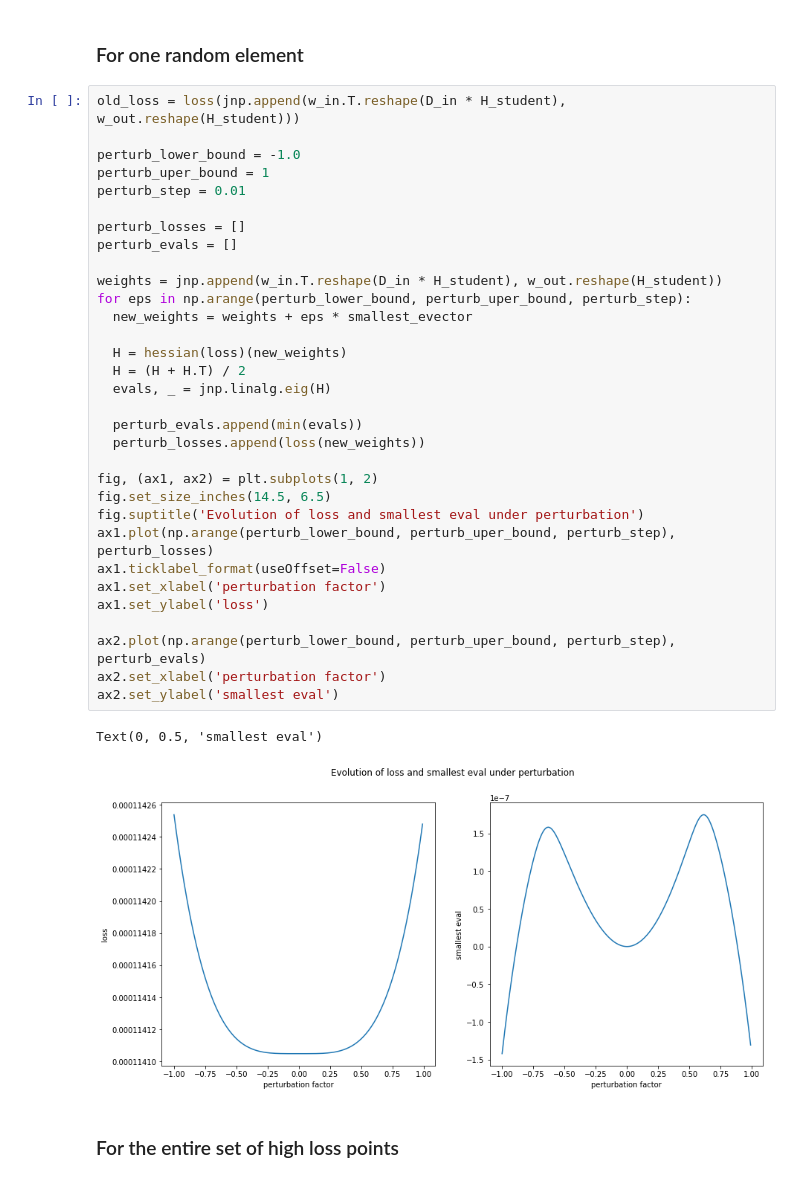
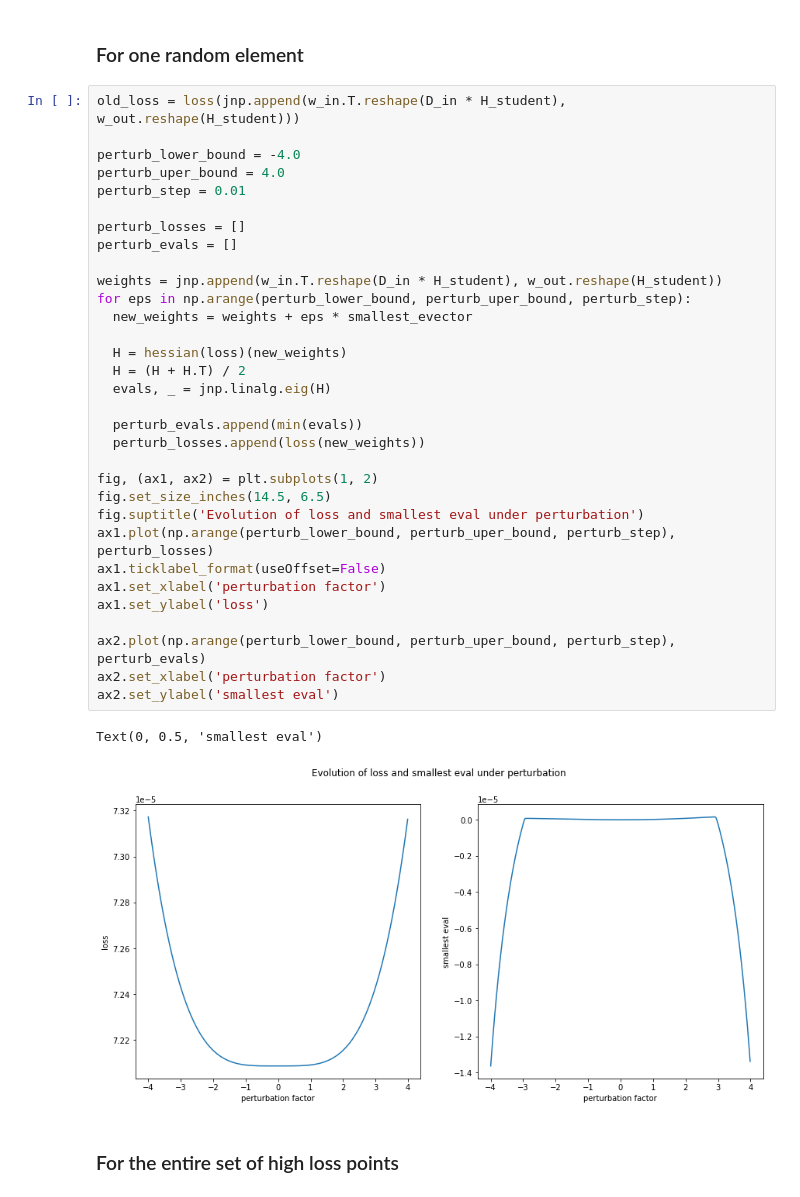
Before and after one commit to theostoican/MastersThesis, a Jupyter notebook: experiments_analysis_Julia_based_data.ipynb, the cells around one changed output. Drawn from its saved outputs; the diff is of its cells as text.

Commit message:
Increase the perturbation bounds.

```diff
--- a/experiments_analysis_Julia_based_data.ipynb
+++ b/experiments_analysis_Julia_based_data.ipynb
@@ -337,38 +353,38 @@ smallest_evector = jnp.array([jax.lax.real(elem) for elem in evectors[:, jnp.arg
 # %%
 old_loss = loss(jnp.append(w_in.T.reshape(D_in * H_student), w_out.reshape(H_student)))
 
-perturb_lower_bound = -1.0
-perturb_uper_bound = 1
+perturb_lower_bound = -4.0
+perturb_uper_bound = 4.0
 perturb_step = 0.01
 
 perturb_losses = []
 perturb_evals = []
 
 weights = jnp.append(w_in.T.reshape(D_in * H_student), w_out.reshape(H_student))
 for eps in np.arange(perturb_lower_bound, perturb_uper_bound, perturb_step):
   new_weights = weights + eps * smallest_evector
 
   H = hessian(loss)(new_weights)
   H = (H + H.T) / 2
   evals, _ = jnp.linalg.eig(H)
 
   perturb_evals.append(min(evals))
   perturb_losses.append(loss(new_weights))
 
 fig, (ax1, ax2) = plt.subplots(1, 2)
 fig.set_size_inches(14.5, 6.5)
 fig.suptitle('Evolution of loss and smallest eval under perturbation')
 ax1.plot(np.arange(perturb_lower_bound, perturb_uper_bound, perturb_step), perturb_losses)
 ax1.ticklabel_format(useOffset=False)
 ax1.set_xlabel('perturbation factor')
 ax1.set_ylabel('loss')
 
 ax2.plot(np.arange(perturb_lower_bound, perturb_uper_bound, perturb_step), perturb_evals)
 ax2.set_xlabel('perturbation factor')
 ax2.set_ylabel('smallest eval')
 # %% [output]
 Text(0, 0.5, 'smallest eval')
-[figure, old version]
+[figure, new version]
 # %% [markdown]
 ### For the entire set of high loss points
 # %%
```
Also changed, not shown: parts of 12 cells of this notebook.
